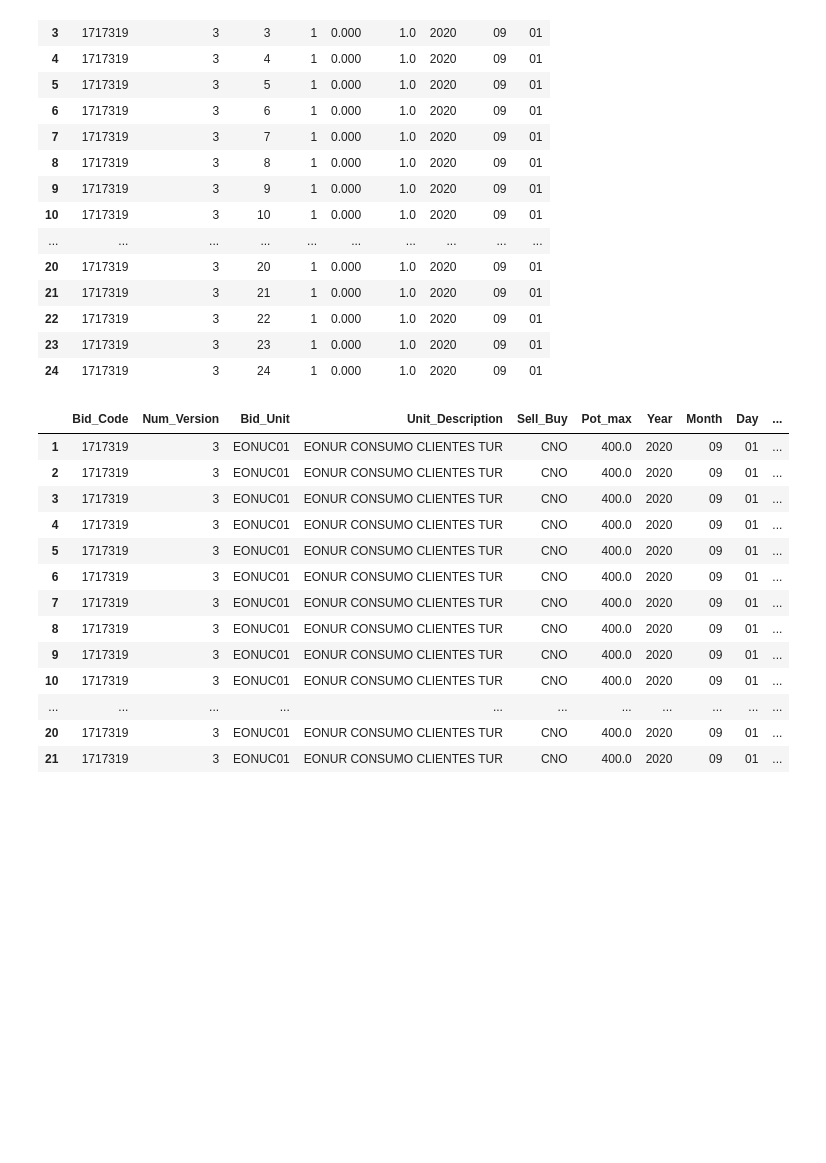
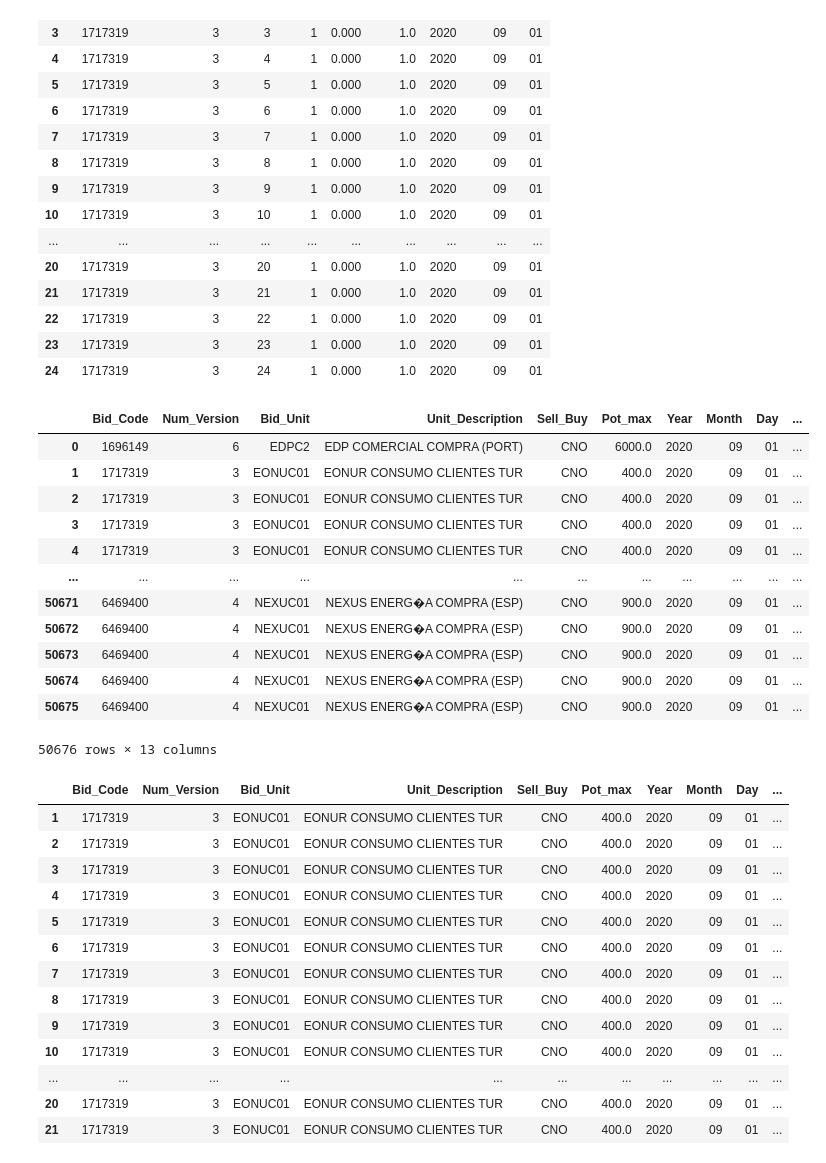
Before and after one commit to luisdelpozo/TFM, a Jupyter notebook: TFM_merged-files.ipynb, the cells around one changed output. Cells and saved outputs as stored; diff of their text form; code cells hidden in the pictures; blank space fills up the shorter version.

```diff
--- a/TFM_merged-files.ipynb
+++ b/TFM_merged-files.ipynb
@@ -5,7 +5,7 @@ import matplotlib.pyplot as plt
 # %%
 #EXPLORANDO ARCHIVO CABECERAS
 # %%
-archive_list = !ls -1 /home/dsc/Documents/TFM/Data/OMIE/cab_202009/
+archive_list = !ls -1 /home/dsc/Documents/TFM/Data/OMIE/CAB/cab_202009/
 # %%
 archive_list
 # %% [output]
@@ -31,5 +31,5 @@ path = '/home/dsc/Documents/TFM/Data/OMIE/cab_202009/CAB_20200901.1'
 # %%
-archive_path = '/home/dsc/Documents/TFM/Data/OMIE/cab_202009/'
+archive_path = '/home/dsc/Documents/TFM/Data/OMIE/CAB/cab_202009/'
 # %%
 archive_09 = []
 
@@ -340,7 +331,7 @@ Name: 549, dtype: object
 # %%
 ###VAMOS AHORA A INSPECCIONAR UN ARCHIVO DET_
 
-DET_path = '/home/dsc/Documents/TFM/Data/OMIE/det_202009/DET_20200901.1'
+DET_path = '/home/dsc/Documents/TFM/Data/OMIE/DET/det_202009/DET_20200901.1'
 det_0901 = []
 
 with open(DET_path) as det:
@@ -401,4 +392,4 @@ y[48:55]
 # %% [output]
 '    0.1'
 # %%
-archive_det_list = !ls -1 /home/dsc/Documents/TFM/Data/OMIE/det_202009/
+archive_det_list = !ls -1 /home/dsc/Documents/TFM/Data/OMIE/DET/det_202009/
@@ -527,6 +538,24 @@ df_det_0901.loc[df_det_0901['Bid_Code'] == '1717319']
 | 22 | 1717319 | 3 | 22 | 1 | 0.000 | 1.0 | 2020 | 09 | 01 |
 | 23 | 1717319 | 3 | 23 | 1 | 0.000 | 1.0 | 2020 | 09 | 01 |
 | 24 | 1717319 | 3 | 24 | 1 | 0.000 | 1.0 | 2020 | 09 | 01 |
+# %%
+#En este df se encuentran lincadas todas las ofertas de un día con el precio y la enería ofertada
+
+df_cab_09.merge(df_det_0901,how = 'inner')
+# %% [output]
+|  | Bid_Code | Num_Version | Bid_Unit | Unit_Description | Sell_Buy | Pot_max | Year | Month | Day | ... |
+| 0 | 1696149 | 6 | EDPC2 | EDP COMERCIAL COMPRA (PORT) | CNO | 6000.0 | 2020 | 09 | 01 | ... |
+| 1 | 1717319 | 3 | EONUC01 | EONUR CONSUMO CLIENTES TUR | CNO | 400.0 | 2020 | 09 | 01 | ... |
+| 2 | 1717319 | 3 | EONUC01 | EONUR CONSUMO CLIENTES TUR | CNO | 400.0 | 2020 | 09 | 01 | ... |
+| 3 | 1717319 | 3 | EONUC01 | EONUR CONSUMO CLIENTES TUR | CNO | 400.0 | 2020 | 09 | 01 | ... |
+| 4 | 1717319 | 3 | EONUC01 | EONUR CONSUMO CLIENTES TUR | CNO | 400.0 | 2020 | 09 | 01 | ... |
+| ... | ... | ... | ... | ... | ... | ... | ... | ... | ... | ... |
+| 50671 | 6469400 | 4 | NEXUC01 | NEXUS ENERG�A COMPRA (ESP) | CNO | 900.0 | 2020 | 09 | 01 | ... |
+| 50672 | 6469400 | 4 | NEXUC01 | NEXUS ENERG�A COMPRA (ESP) | CNO | 900.0 | 2020 | 09 | 01 | ... |
+| 50673 | 6469400 | 4 | NEXUC01 | NEXUS ENERG�A COMPRA (ESP) | CNO | 900.0 | 2020 | 09 | 01 | ... |
+| 50674 | 6469400 | 4 | NEXUC01 | NEXUS ENERG�A COMPRA (ESP) | CNO | 900.0 | 2020 | 09 | 01 | ... |
+| 50675 | 6469400 | 4 | NEXUC01 | NEXUS ENERG�A COMPRA (ESP) | CNO | 900.0 | 2020 | 09 | 01 | ... |
+50676 rows × 13 columns
 # %%
 df_cab_09.merge(df_det_0901,how = 'inner').loc[df_det_0901['Bid_Code'] == '1717319']
 # %% [output]
```
Also changed, not shown: parts of 40 cells of this notebook.
